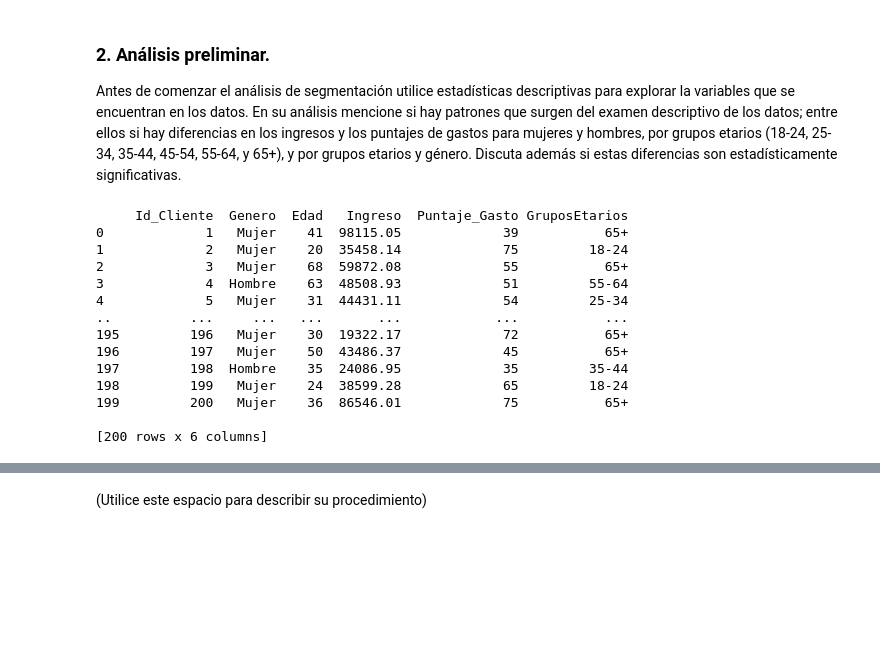
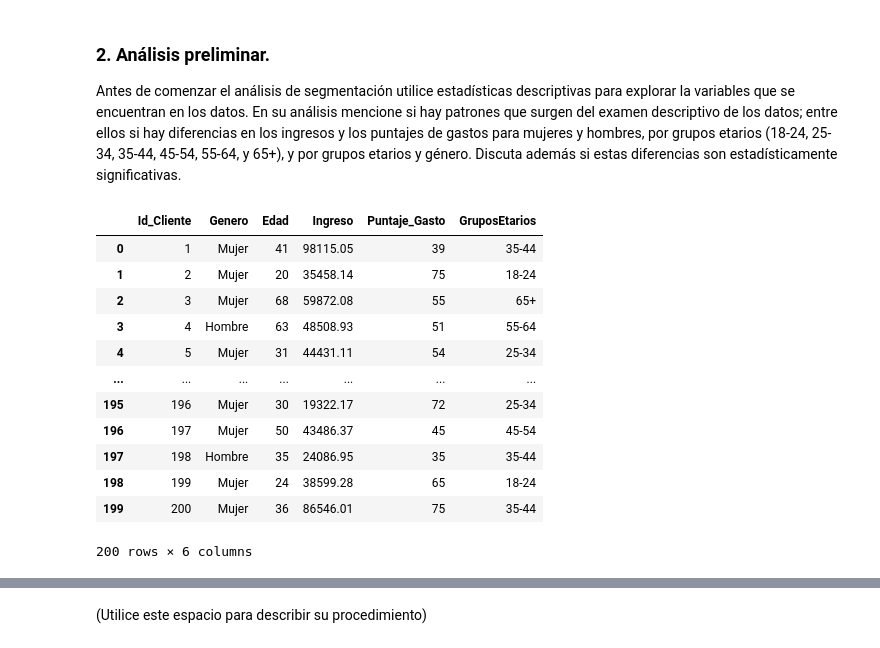
Before and after one commit to sebastian23escobar/Aprendizaje_no_supervisado, a Jupyter notebook: Taller2/S4_Taller_Jerarquico_DBSCAN.ipynb, the cells around one changed output, grey strips where cells are left out. Cells and saved outputs as stored; diff of their text form; code cells hidden in the pictures; blank space fills up the shorter version.

```diff
--- a/Taller2/S4_Taller_Jerarquico_DBSCAN.ipynb
+++ b/Taller2/S4_Taller_Jerarquico_DBSCAN.ipynb
@@ -46,38 +47,37 @@ Se cargan los datos del csv por medio de la URL de Github, adicionalmente, se ca
 
 Antes de comenzar el análisis de segmentación utilice estadísticas descriptivas para explorar la variables que se encuentran en los datos. En su análisis mencione si hay patrones que surgen del examen descriptivo de los datos; entre ellos si hay diferencias en los ingresos y los puntajes de gastos para mujeres y hombres, por grupos etarios (18-24, 25-34, 35-44, 45-54, 55-64, y 65+), y por grupos etarios y género. Discuta además si estas diferencias son estadísticamente significativas.
 # %%
-# Definir la función de clasificación
+# Definir la función de clasificación de edades por grupos etarios
 def clasificar_edad(edad):
     if edad <= 24:
         return "18-24"
-    elif edad >= 25 | edad <= 34:
+    elif edad > 24 and edad <= 34:
         return "25-34"
-    elif edad >= 35 | edad <= 44:
+    elif edad > 34 and edad <= 44:
         return "35-44"
-    elif edad >= 45 | edad <= 54:
+    elif edad > 44 and edad <= 54:
         return "45-54"
-    elif edad >= 55 | edad <= 64:
+    elif edad > 54 and edad <= 64:
         return "55-64"
     else:
         return "65+"
 
-# Crear la nueva columna categórica
+# Crear la nueva columna categórica para grupos etarios
 df['GruposEtarios'] = df['Edad'].apply(clasificar_edad)
 
 # Mostrar el DataFrame resultante
-print(df)
+df
 # %% [output]
+|  | Id_Cliente | Genero | Edad | Ingreso | Puntaje_Gasto | GruposEtarios |
+| 0 | 1 | Mujer | 41 | 98115.05 | 39 | 35-44 |
+| 1 | 2 | Mujer | 20 | 35458.14 | 75 | 18-24 |
+| 2 | 3 | Mujer | 68 | 59872.08 | 55 | 65+ |
+| 3 | 4 | Hombre | 63 | 48508.93 | 51 | 55-64 |
+| 4 | 5 | Mujer | 31 | 44431.11 | 54 | 25-34 |
+| ... | ... | ... | ... | ... | ... | ... |
+| 195 | 196 | Mujer | 30 | 19322.17 | 72 | 25-34 |
+| 196 | 197 | Mujer | 50 | 43486.37 | 45 | 45-54 |
+| 197 | 198 | Hombre | 35 | 24086.95 | 35 | 35-44 |
+| 198 | 199 | Mujer | 24 | 38599.28 | 65 | 18-24 |
+| 199 | 200 | Mujer | 36 | 86546.01 | 75 | 35-44 |
-     Id_Cliente  Genero  Edad   Ingreso  Puntaje_Gasto GruposEtarios
-0             1   Mujer    41  98115.05             39           65+
-1             2   Mujer    20  35458.14             75         18-24
-2             3   Mujer    68  59872.08             55           65+
-3             4  Hombre    63  48508.93             51         55-64
-4             5   Mujer    31  44431.11             54         25-34
-..          ...     ...   ...       ...            ...           ...
-195         196   Mujer    30  19322.17             72           65+
-196         197   Mujer    50  43486.37             45           65+
-197         198  Hombre    35  24086.95             35         35-44
-198         199   Mujer    24  38599.28             65         18-24
-199         200   Mujer    36  86546.01             75           65+
-
-[200 rows x 6 columns]
+200 rows × 6 columns
```
Also changed, not shown: parts of 4 cells of this notebook.
